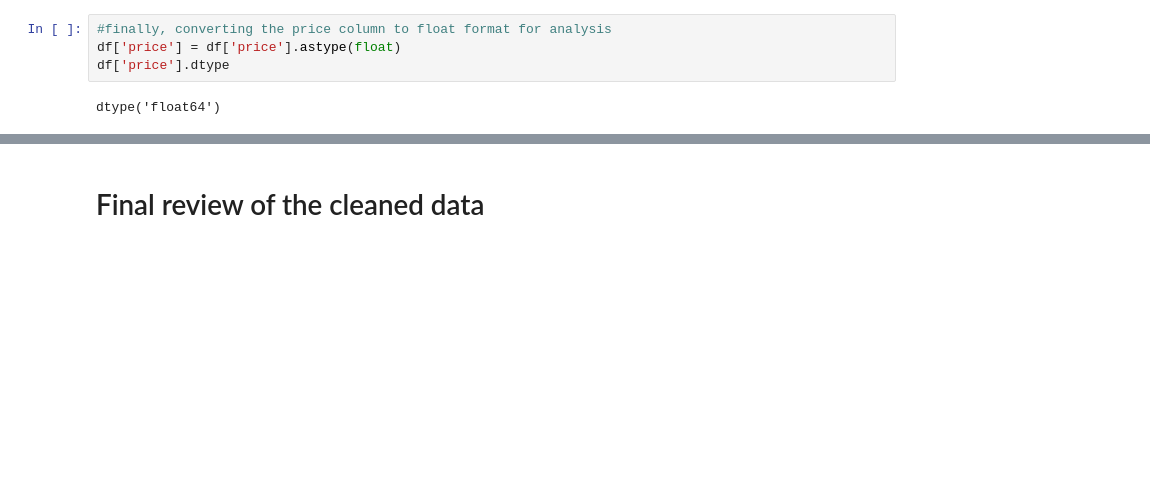
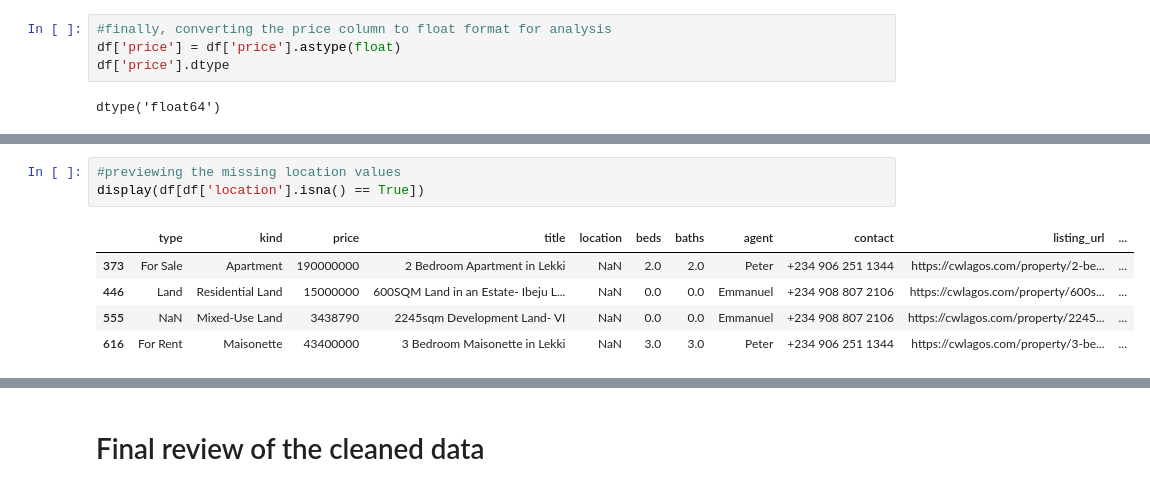
Before and after one commit to adamlaw669/Lagos-Real-Estate-Market-Analysis, a Jupyter notebook: notebooks/data_cleaning.ipynb, the cells around one changed output, grey strips where cells are left out. Drawn from its saved outputs; the diff is of its cells as text; blank space fills up the shorter version.

```diff
--- a/notebooks/data_cleaning.ipynb
+++ b/notebooks/data_cleaning.ipynb
@@ -221,0 +266,9 @@ dtype('float64')
+# %%
+#previewing the missing location values
+display(df[df['location'].isna() == True])
+# %% [output]
+|  | type | kind | price | title | location | beds | baths | agent | contact | listing_url | ... |
+| 373 | For Sale | Apartment | 190000000 | 2 Bedroom Apartment in Lekki | NaN | 2.0 | 2.0 | Peter | +234 906 251 1344 | https://cwlagos.com/property/2-be... | ... |
+| 446 | Land | Residential Land | 15000000 | 600SQM Land in an Estate- Ibeju L... | NaN | 0.0 | 0.0 | Emmanuel | +234 908 807 2106 | https://cwlagos.com/property/600s... | ... |
+| 555 | NaN | Mixed-Use Land | 3438790 | 2245sqm Development Land- VI | NaN | 0.0 | 0.0 | Emmanuel | +234 908 807 2106 | https://cwlagos.com/property/2245... | ... |
+| 616 | For Rent | Maisonette | 43400000 | 3 Bedroom Maisonette in Lekki | NaN | 3.0 | 3.0 | Peter | +234 906 251 1344 | https://cwlagos.com/property/3-be... | ... |
```
Also changed, not shown: parts of 10 cells of this notebook, 2 other files.
